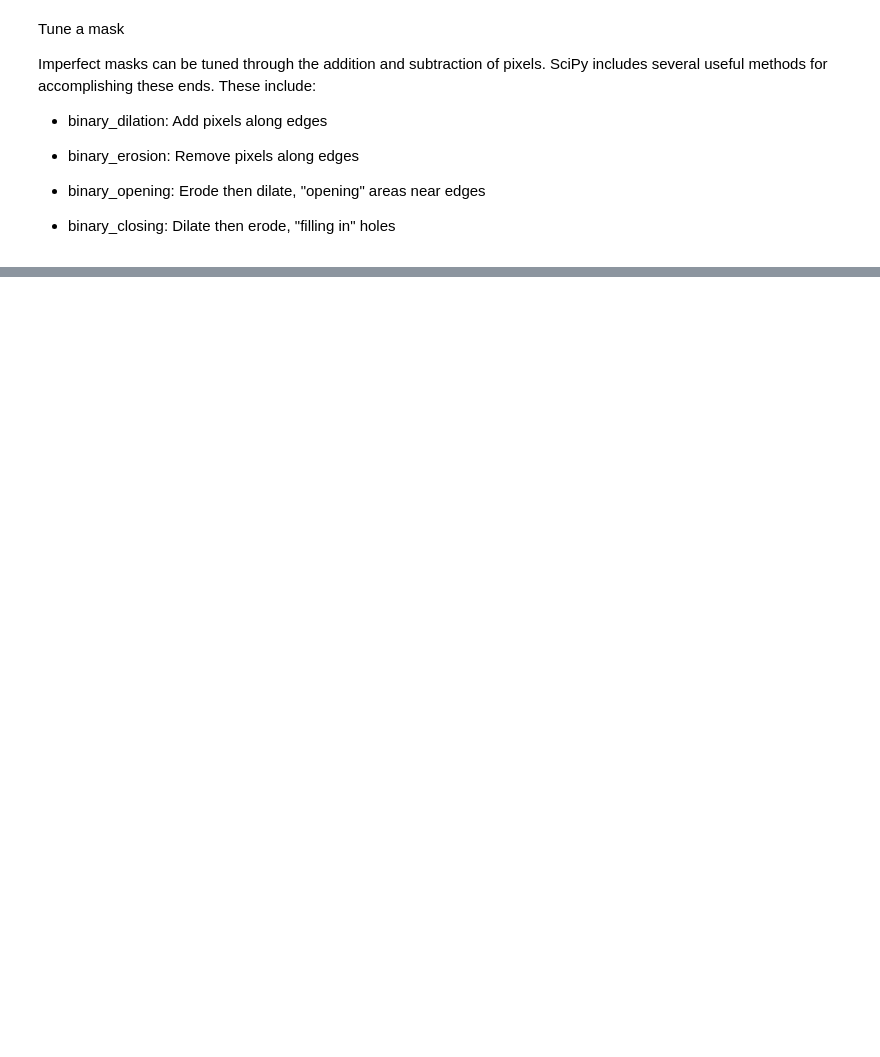
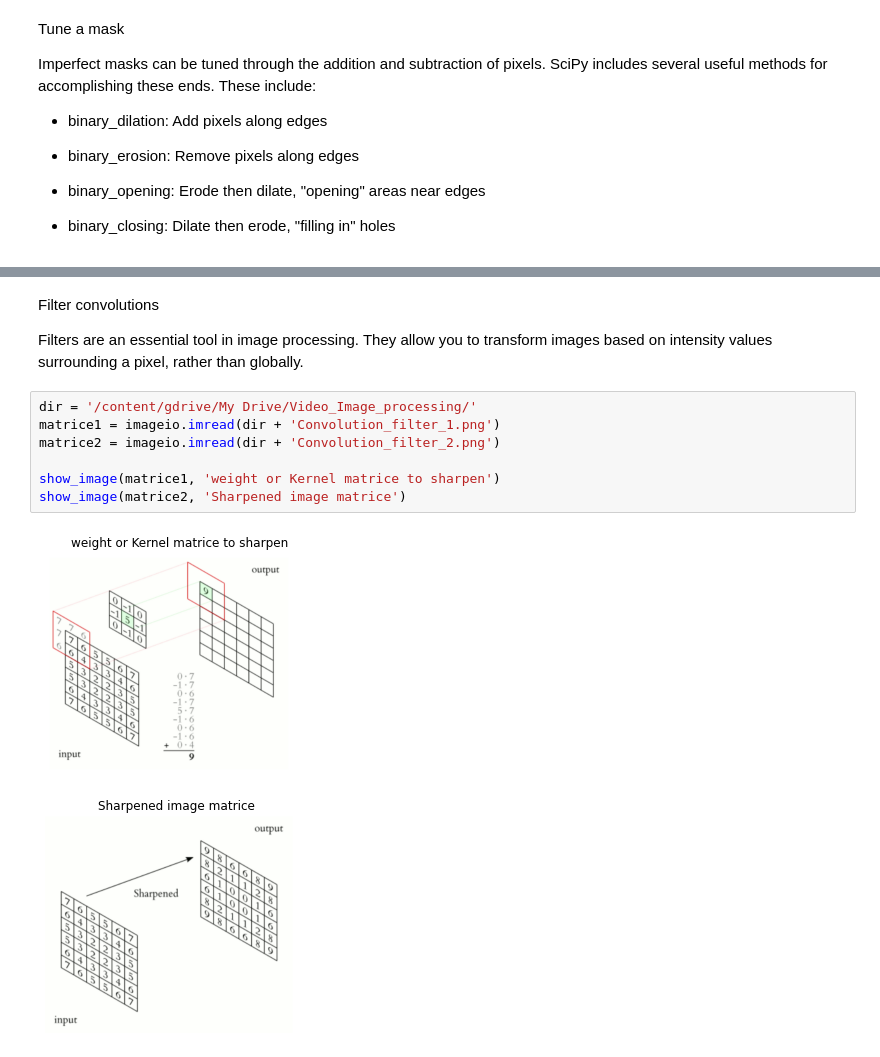
Before and after one commit to MohebZandi/Comupter_Vision, a Jupyter notebook: Biomedical_Image_Processing_Data_Camp.ipynb, the cells around one changed output, grey strips where cells are left out. Cells and saved outputs as stored; diff of their text form; blank space fills up the shorter version.

```diff
--- a/Biomedical_Image_Processing_Data_Camp.ipynb
+++ b/Biomedical_Image_Processing_Data_Camp.ipynb
@@ -397,3 +401,17 @@ axes[2].imshow(mask_closed, cmap= 'gray')
 format_and_render_plot()
 # %% [output]
 [figure]
+# %% [markdown]
+Filter convolutions
+
+Filters are an essential tool in image processing. They allow you to transform images based on intensity values surrounding a pixel, rather than globally.
+# %%
+dir = '/content/gdrive/My Drive/Video_Image_processing/'
+matrice1 = imageio.imread(dir + 'Convolution_filter_1.png')
+matrice2 = imageio.imread(dir + 'Convolution_filter_2.png')
+
+show_image(matrice1, 'weight or Kernel matrice to sharpen')
+show_image(matrice2, 'Sharpened image matrice')
+# %% [output]
+[figure, added]
+[figure, added]
```
Also changed, not shown: parts of 6 cells of this notebook.
